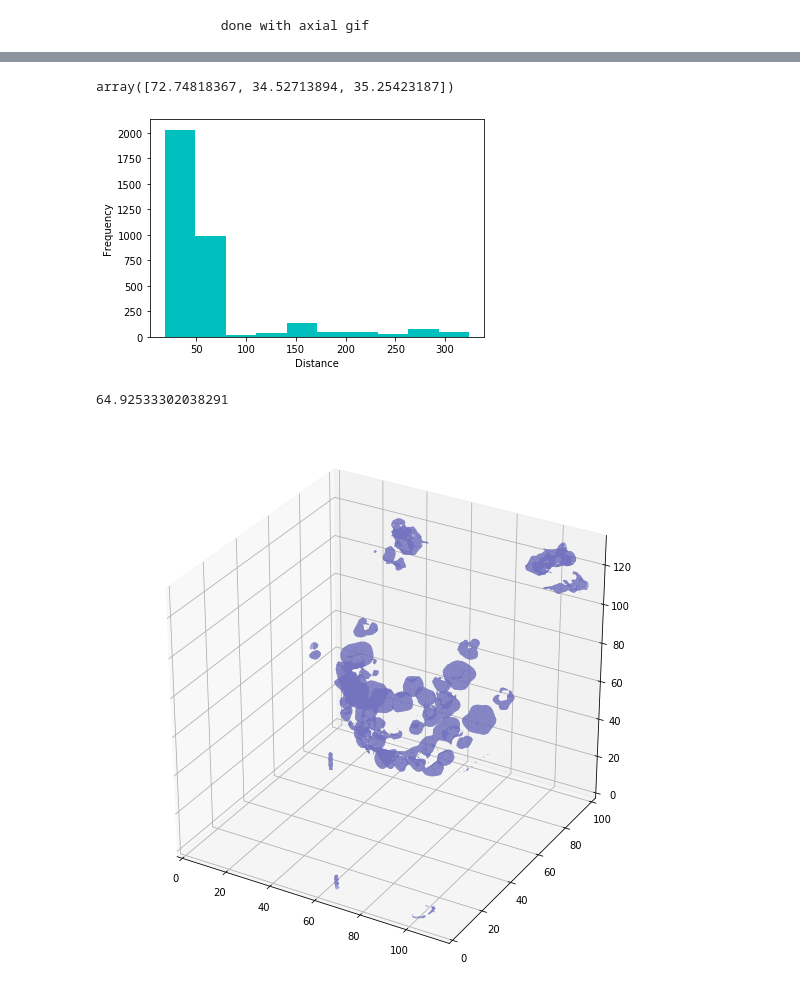
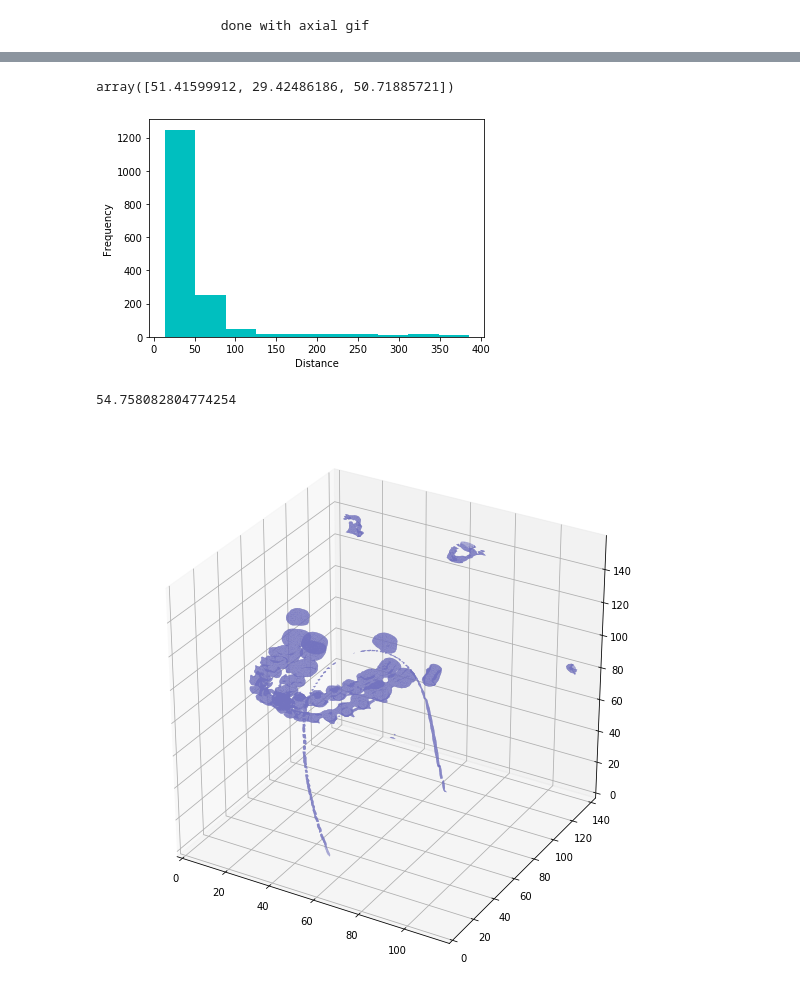
Before and after one commit to PlayWeird/utooth, a Jupyter notebook: preprocessing_dicom.ipynb, the cells around one changed output, grey strips where cells are left out. Cells and saved outputs as stored; diff of their text form; code cells hidden in the pictures.

```diff
--- a/preprocessing_dicom.ipynb
+++ b/preprocessing_dicom.ipynb
@@ -55,7 +55,7 @@ def get_pixels_hu(slices):
     return np.array(image, dtype=np.int16)
 # %%
 
-first_patient = load_scan(INPUT_FOLDER + patients[0])
+first_patient = load_scan(INPUT_FOLDER + patients[1])
 first_patient_pixels = get_pixels_hu(first_patient)
 
 # Show histogram of Hounsfield density bins
@@ -177,6 +177,6 @@ def filter_bounds(image, min_bound=-2000, max_bound=4000):
     new_image[image>max_bound] = -2000
     return new_image
 # %%
-filtered_image = filter_bounds(pix_resampled, 1400, 1600)
+filtered_image = filter_bounds(pix_resampled, 1700, 1800)
 plot_3d(filtered_image)
 # %% [output]
@@ -195,7 +195,7 @@ non_zero_coords = np.array(list(zip(*map(list, binary_image.nonzero()))))
 np.mean(non_zero_coords, axis=0)
 np.std(non_zero_coords, axis=0)
 # %% [output]
-array([72.74818367, 34.52713894, 35.25423187])
+array([51.41599912, 29.42486186, 50.71885721])
 # %%
 from scipy.spatial import distance_matrix
 # %%
@@ -207,8 +207,8 @@ plt.ylabel("Frequency")
 plt.show()
 print(np.mean(distance_mat))
 # %% [output]
-[figure, old version]
+[figure, new version]
-64.92533302038291
+54.758082804774254
 # %%
 args_to_keep = np.argwhere(distance_mat[0]<100.0)
 bounding_coords = non_zero_coords[args_to_keep]
@@ -217,9 +217,9 @@ min_box = np.amin(bounding_coords, axis=0)[0]
 jaw_isolated = pix_resampled[min_box[0]:max_box[0], min_box[1]:max_box[1], min_box[2]:max_box[2]]
 # %%
 # %matplotlib widget
-plot_3d(jaw_isolated, 1400)
+plot_3d(jaw_isolated, 1700)
 # %% [output]
-[figure, old version]
+[figure, new version]
 # %%
 # Normalize the image between selected HU units
 
```
Also changed, not shown: parts of 4 cells of this notebook.
